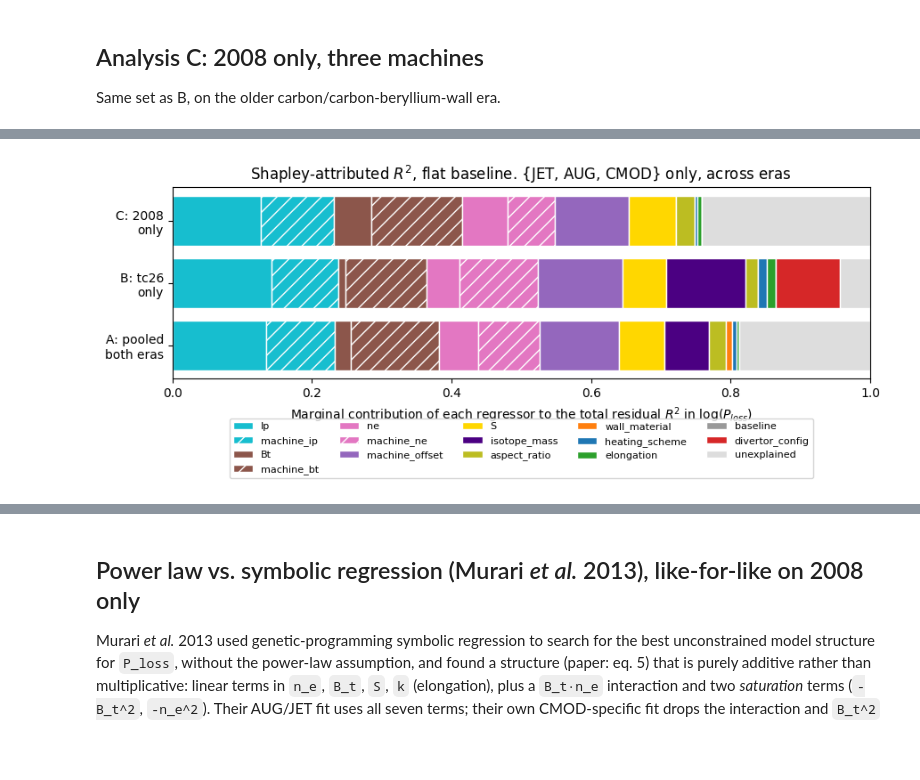
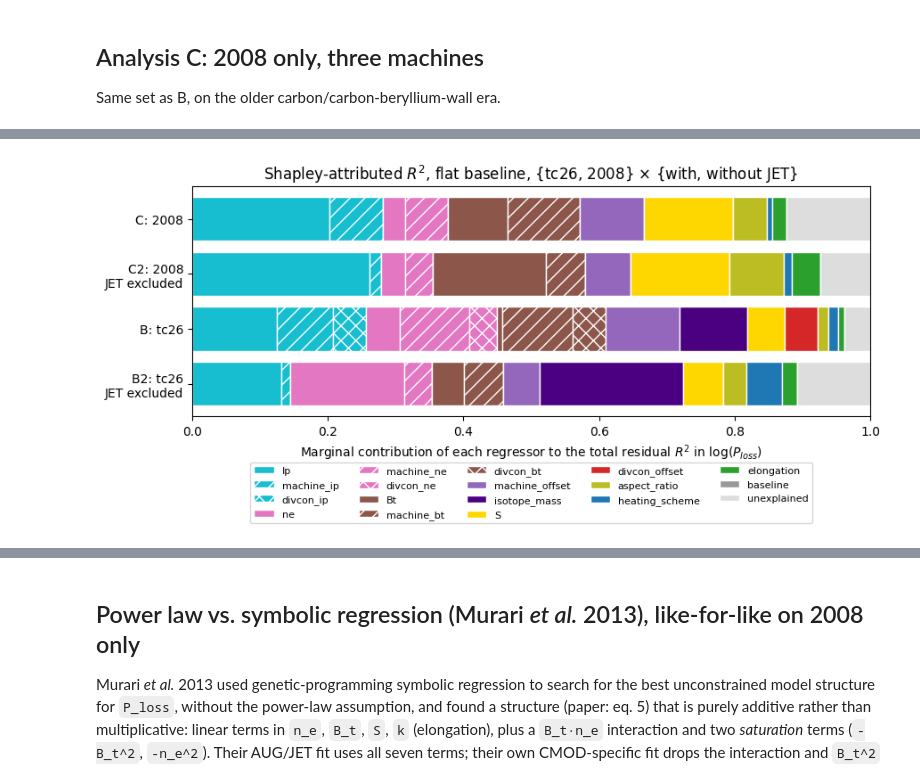
Before and after one commit to fionncur/IDStools, a Jupyter notebook: notebooks/threshold_variance_attribution.ipynb, the cells around one changed output, grey strips where cells are left out. Saved outputs shown, nothing was run; the diff lists cells and outputs as text; code cells hidden in the pictures; blank space fills up the shorter version.

Commit message:
added JET divertor configuration fits, divcon_x shapley values (the influence of divertor configuration on the shift of Ip, Bt, ne exponents), added additional 3 machines for 2008 shapley model

```diff
--- a/notebooks/threshold_variance_attribution.ipynb
+++ b/notebooks/threshold_variance_attribution.ipynb
@@ -310,7 +285,7 @@ print(f"N = {len(dB)}")
 
 yB = np.log(dB["pl"] / 1e6)
 baseB = np.ones(len(dB)).reshape(-1, 1)
-resultB = shapley_r2(yB, baseB, named_blocks(dB, include_wall=False, include_isotope=True, include_machine_slopes=True, include_divertor_config=True))
+resultB = shapley_r2(yB, baseB, named_blocks(dB, MACHINES, include_wall=False, include_isotope=True, include_machine_slopes=True, include_divcon_offset=True, include_divertor_slopes=True))
 resultB
 # %% [output]
 N = 475
@@ -334,12 +344,13 @@ N = 475
 
 Same set as B, on the older carbon/carbon-beryllium-wall era.
 # %%
-dC = load_pooled("2008", "SELEC2007", MACHINES)
+MACHINES_C = MACHINES + ["JT60U", "D3D", "JFT2M"]
+dC = load_pooled("2008", "SELEC2007", MACHINES_C)
 dC = dC[valid_mask(dC)]
 print(f"N = {len(dC)}")
 
 yC = np.log(dC["pl"] / 1e6)
 baseC = np.ones(len(dC)).reshape(-1, 1)
-resultC = shapley_r2(yC, baseC, named_blocks(dC, include_wall=False, include_machine_slopes=True))
+resultC = shapley_r2(yC, baseC, named_blocks(dC, MACHINES_C, include_wall=False, include_machine_slopes=True))
 resultC
 # %% [output]
@@ -359,0 +373,10 @@ N = 852
+# %%
+MACHINES_C2 = [m for m in MACHINES_C if m != "JET"]
+dC2 = load_pooled("2008", "SELEC2007", MACHINES_C2)
+dC2 = dC2[valid_mask(dC2)]
+print(f"N = {len(dC2)}")
+
+yC2 = np.log(dC2["pl"] / 1e6)
+baseC2 = np.ones(len(dC2)).reshape(-1, 1)
+resultC2 = shapley_r2(yC2, baseC2, named_blocks(dC2, MACHINES_C2, include_wall=False, include_machine_slopes=True))
+resultC2
@@ -360,44 +398,54 @@ N = 852
 # %%
-analyses = {"A: pooled\nboth eras": resultA, "B: tc26\nonly": resultB, "C: 2008\nonly": resultC}
+analyses = {
+    "B2: tc26\nJET excluded": resultB2,
+    "B: tc26": resultB,
+    "C2: 2008\nJET excluded": resultC2,
+    "C: 2008": resultC,
+}
 
-# Order every bar by Analysis A's sizes (largest first), unexplained pinned last, so A/B/C stay
-# visually aligned. Blocks A doesn't have (e.g. isotope_mass, B-only) sort as if 0 in A, landing
-# just before unexplained. machine_ip/machine_bt/machine_ne are placed immediately after their
-# parent variable (Ip/Bt/ne).
 pair_map = {"Ip": "machine_ip", "Bt": "machine_bt", "ne": "machine_ne"}
+divcon_map = {"Ip": "divcon_ip", "Bt": "divcon_bt", "ne": "divcon_ne"}
 machine_slope_comps = set(pair_map.values())
-all_components = set(resultA) | set(resultB) | set(resultC)
-primary = [k for k in all_components if k not in machine_slope_comps and k != "unexplained"]
+divcon_slope_comps = set(divcon_map.values())
+all_components = set(resultB) | set(resultB2) | set(resultC) | set(resultC2)
+primary = [k for k in all_components if k not in machine_slope_comps and k not in divcon_slope_comps and k != "unexplained"]
 
 
 def pair_total(k):
-    total = resultA.get(k, 0.0)
-    pair = pair_map.get(k)
-    if pair in all_components:
-        total += resultA.get(pair, 0.0)
+    total = resultB.get(k, 0.0)
+    for pair in (pair_map.get(k), divcon_map.get(k)):
+        if pair in all_components:
+            total += resultB.get(pair, 0.0)
     return total
 
 component_order_abc = []
 for k in sorted(primary, key=pair_total, reverse=True):
     component_order_abc.append(k)
     if pair_map.get(k) in all_components:
         component_order_abc.append(pair_map[k])
+    if divcon_map.get(k) in all_components:
+        component_order_abc.append(divcon_map[k])
 component_order_abc.append("unexplained")
 
-fig, ax = plt.subplots(figsize=(9, 4))
+fig, ax = plt.subplots(figsize=(9, 4.5))
 labels = list(analyses.keys())
 bottoms = np.zeros(len(labels))
 for comp in component_order_abc:
     vals = np.array([analyses[k].get(comp, 0.0) for k in labels])
-    hatch = "//" if comp in machine_slope_comps else None
+    if comp in machine_slope_comps:
+        hatch = "//"
+    elif comp in divcon_slope_comps:
+        hatch = "xx"
+    else:
+        hatch = None
     ax.barh(labels, vals, left=bottoms, color=component_colors[comp], label=comp, edgecolor="white", hatch=hatch)
     bottoms += vals
 
 ax.set_xlabel(r"Marginal contribution of each regressor to the total residual $R^2$ in $\log(P_{loss})$")
 ax.set_xlim(0, 1)
-ax.set_title(r"Shapley-attributed $R^2$, flat baseline. {JET, AUG, CMOD} only, across eras")
+ax.set_title(r"Shapley-attributed $R^2$, flat baseline, {tc26, 2008} $\times$ {with, without JET}")
 ax.legend(loc="upper center", bbox_to_anchor=(0.5, -0.18), ncol=5, fontsize=8)
 fig.tight_layout()
 # %% [output]
-[figure, old version]
+[figure, new version]
 # %% [markdown]
```
Also changed, not shown: parts of 17 cells of this notebook.
